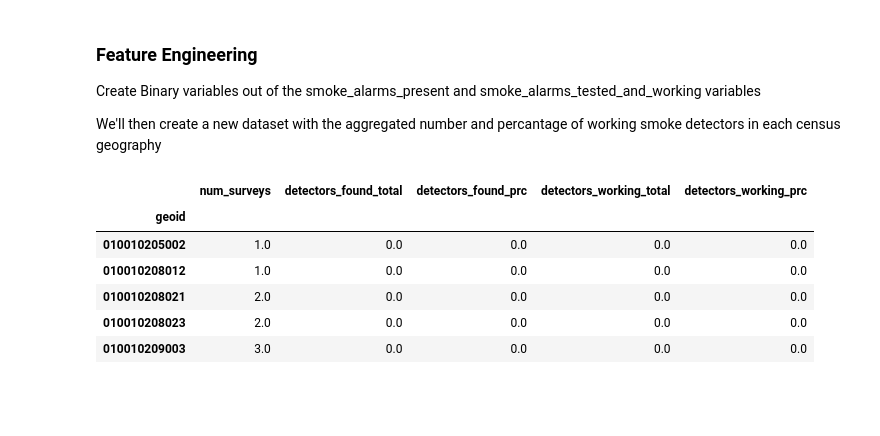
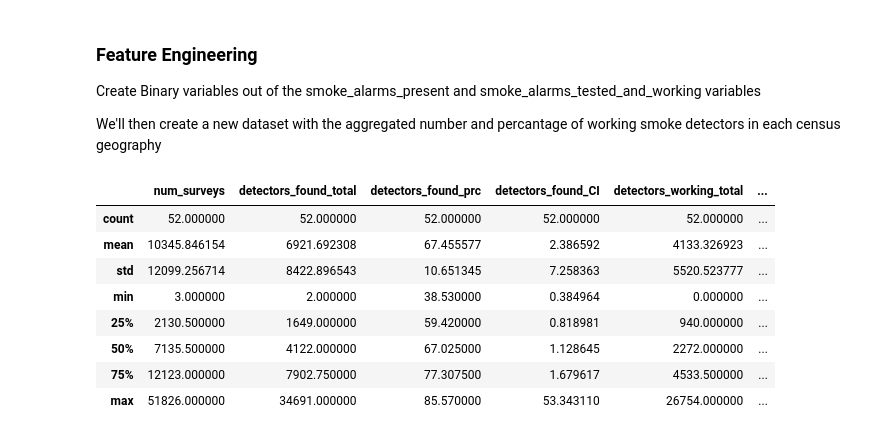
Before and after one commit to DataKind-DC/rcp2, a Jupyter notebook: Code/Models/Smoke_Alarm_Model.ipynb, the cells around one changed output. Cells and saved outputs as stored; diff of their text form; code cells hidden in the pictures; blank space fills up the shorter version.

```diff
--- a/Code/Models/Smoke_Alarm_Model.ipynb
+++ b/Code/Models/Smoke_Alarm_Model.ipynb
@@ -150,41 +139,16 @@ Name: pre_existing_alarms_tested_and_working, dtype: float64
+# %%
+def CreateConfidenceIntervals(num_surveys,percentage):
+# this function takes the cleaned data and adds a confidence interval
+
+    z =	1.960 # corresponds to 95% confidence interval
+
+    CI =  z * np.sqrt(
+                     (percentage * (100 - percentage) ) /
+                      num_surveys  )
+
+    return CI
 # %% [markdown]
 ### Feature Engineering
  Create Binary variables out of the smoke_alarms_present and smoke_alarms_tested_and_working variables
 
  We'll then create a new dataset with the aggregated number and percantage of working smoke detectors in each census geography
-# %%
-
-
-arc['pre_existing_alarms'].where(arc['pre_existing_alarms'] < 1, other = 1, inplace = True)
-arc['pre_existing_alarms_tested_and_working'].where(
-                                                    arc['pre_existing_alarms_tested_and_working'] < 1,
-                                                        other = 1,
-                                                        inplace = True)
-
-# create detectors dataset
-
-detectors =  arc.groupby('geoid')['pre_existing_alarms'].agg({np.size ,
-                                                              np.sum,
-                                                              lambda x: np.sum(x)/np.size(x)* 100 })
-
-detectors.rename({'size':'num_surveys','sum':'detectors_found_total','<lambda_0>':'detectors_found_prc'},
-                 axis =1,
-                 inplace = True)
-
-
-d2 =  arc.groupby('geoid')['pre_existing_alarms_tested_and_working'].agg({np.sum,
-                                                                          lambda x: np.sum(x)/np.size(x)* 100 })
-d2.columns = ['detectors_working_total','detectors_working_prc']
-
-detectors = detectors.merge(d2,how = 'left', on ='geoid')
-# rearrange columns
-detectors = detectors.iloc[:,[2,1,0,3,4]]
-detectors.head()
-# %% [output]
-|  | num_surveys | detectors_found_total | detectors_found_prc | detectors_working_total | detectors_working_prc |
-| geoid |  |  |  |  |  |
-| 010010205002 | 1.0 | 0.0 | 0.0 | 0.0 | 0.0 |
-| 010010208012 | 1.0 | 0.0 | 0.0 | 0.0 | 0.0 |
-| 010010208021 | 2.0 | 0.0 | 0.0 | 0.0 | 0.0 |
-| 010010208023 | 2.0 | 0.0 | 0.0 | 0.0 | 0.0 |
-| 010010209003 | 3.0 | 0.0 | 0.0 | 0.0 | 0.0 |
@@ -190,0 +240,13 @@ detectors.head()
+# %%
+arc_state = CreateDetectorDataFrame(arc.copy(),'State')
+arc_state.describe()
+# %% [output]
+|  | num_surveys | detectors_found_total | detectors_found_prc | detectors_found_CI | detectors_working_total | ... |
+| count | 52.000000 | 52.000000 | 52.000000 | 52.000000 | 52.000000 | ... |
+| mean | 10345.846154 | 6921.692308 | 67.455577 | 2.386592 | 4133.326923 | ... |
+| std | 12099.256714 | 8422.896543 | 10.651345 | 7.258363 | 5520.523777 | ... |
+| min | 3.000000 | 2.000000 | 38.530000 | 0.384964 | 0.000000 | ... |
+| 25% | 2130.500000 | 1649.000000 | 59.420000 | 0.818981 | 940.000000 | ... |
+| 50% | 7135.500000 | 4122.000000 | 67.025000 | 1.128645 | 2272.000000 | ... |
+| 75% | 12123.000000 | 7902.750000 | 77.307500 | 1.679617 | 4533.500000 | ... |
+| max | 51826.000000 | 34691.000000 | 85.570000 | 53.343110 | 26754.000000 | ... |
```
Also changed, not shown: parts of 9 cells of this notebook.
